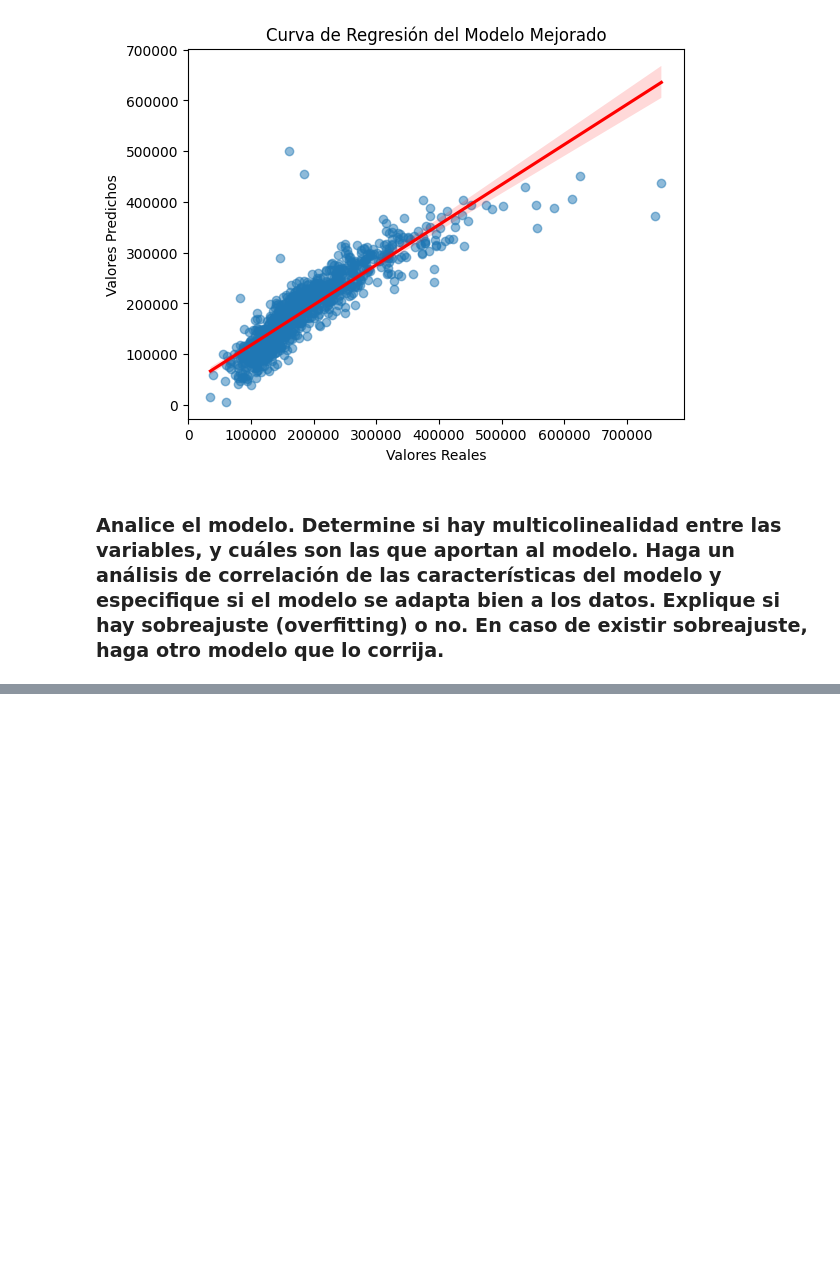
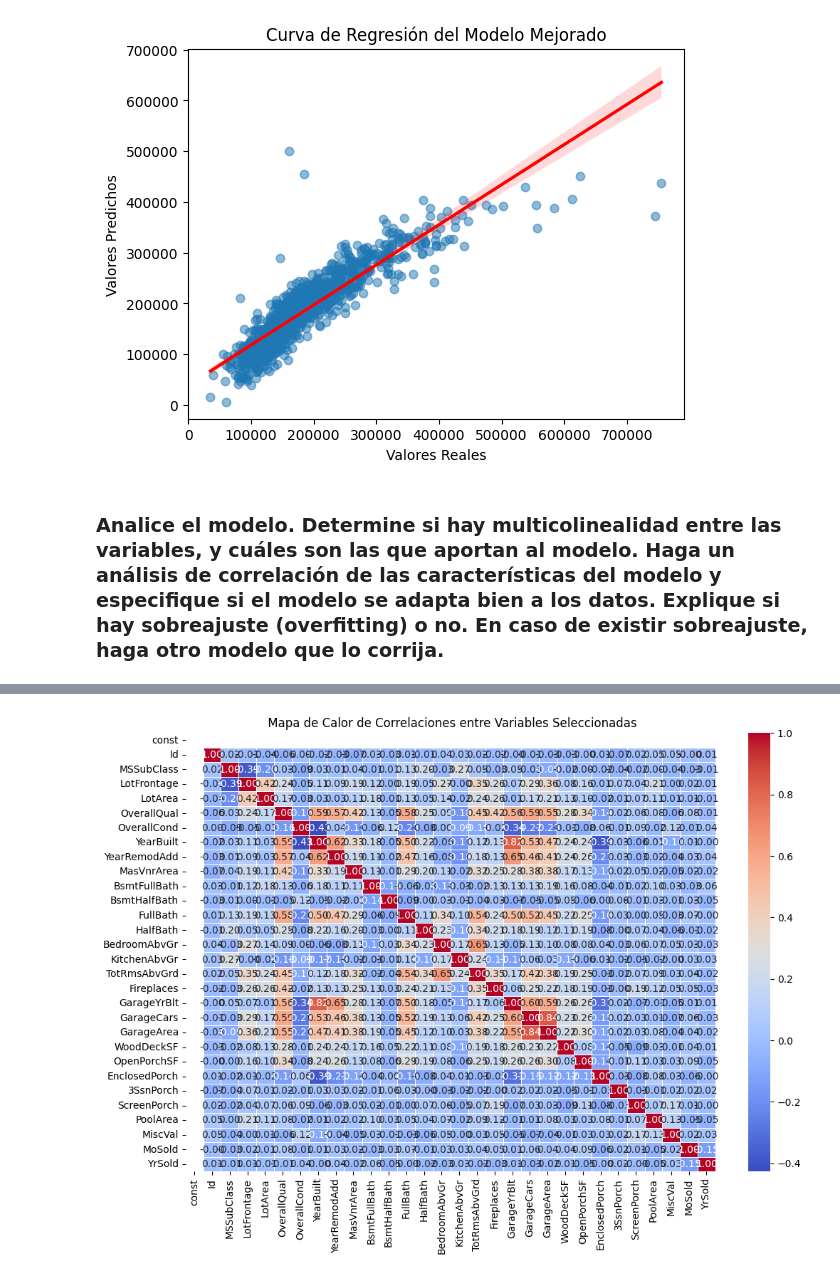
Before and after one commit to SRV-JSPA/Proyecto1_MD, a Jupyter notebook: proyecto1.ipynb, the cells around one changed output, grey strips where cells are left out. Cells and saved outputs as stored; diff of their text form; code cells hidden in the pictures; blank space fills up the shorter version.

Commit message:
Analisis de correlacion

```diff
--- a/proyecto1.ipynb
+++ b/proyecto1.ipynb
@@ -445,3 +445,90 @@ R² (Coeficiente de Determinación): 0.7904
 [figure]
 # %% [markdown]
 ### Analice el modelo. Determine si hay multicolinealidad entre las variables, y cuáles son las que aportan al modelo. Haga un análisis de correlación de las características del modelo y especifique si el modelo se adapta bien a los datos. Explique si hay sobreajuste (overfitting) o no. En caso de existir sobreajuste, haga otro modelo que lo corrija.
+# %%
+from sklearn.model_selection import train_test_split
+from sklearn.metrics import mean_absolute_error, mean_squared_error, r2_score
+from statsmodels.stats.outliers_influence import variance_inflation_factor
+
+print("\n Análisis de Multicolinealidad: Factor de Inflación de Varianza (VIF)")
+vif_data = pd.DataFrame()
+vif_data["Variable"] = X_reducido.columns
+vif_data["VIF"] = [variance_inflation_factor(X_reducido.values, i) for i in range(X_reducido.shape[1])]
+
+print(vif_data.sort_values(by="VIF", ascending=False))
+
+plt.figure(figsize=(12, 8))
+sns.heatmap(X_reducido.corr(), cmap="coolwarm", annot=True, fmt=".2f", linewidths=0.5)
+plt.title(" Mapa de Calor de Correlaciones entre Variables Seleccionadas")
+plt.show()
+
+X_train, X_test, y_train, y_test = train_test_split(X_reducido, y, test_size=0.2, random_state=42)
+
+modelo_final = sm.OLS(y_train, X_train).fit()
+
+y_pred_train = modelo_final.predict(X_train)
+y_pred_test = modelo_final.predict(X_test)
+
+mae_train = mean_absolute_error(y_train, y_pred_train)
+mse_train = mean_squared_error(y_train, y_pred_train)
+rmse_train = np.sqrt(mse_train)
+r2_train = r2_score(y_train, y_pred_train)
+
+mae_test = mean_absolute_error(y_test, y_pred_test)
+mse_test = mean_squared_error(y_test, y_pred_test)
+rmse_test = np.sqrt(mse_test)
+r2_test = r2_score(y_test, y_pred_test)
+
+print("\n Evaluación del Modelo en Entrenamiento:")
+print(f"MAE: {mae_train:.2f}")
+print(f"MSE: {mse_train:.2f}")
+print(f"RMSE: {rmse_train:.2f}")
+print(f"R²: {r2_train:.4f}")
+
+print("\n Evaluación del Modelo en Prueba:")
+print(f"MAE: {mae_test:.2f}")
+print(f"MSE: {mse_test:.2f}")
+print(f"RMSE: {rmse_test:.2f}")
+print(f"R²: {r2_test:.4f}")
+
+if abs(r2_train - r2_test) > 0.1:
+    print("\n El modelo presenta signos de sobreajuste. Se ajustará un nuevo modelo con menos variables.")
+
+    variables_ajustadas = vif_data[vif_data["VIF"] < 5]["Variable"].tolist()
+
+    if "const" not in variables_ajustadas:
+        variables_ajustadas.insert(0, "const")
+
+    X_train_reducido = X_train[variables_ajustadas]
+    X_test_reducido = X_test[variables_ajustadas]
+
+    modelo_corregido = sm.OLS(y_train, X_train_reducido).fit()
+
+    y_pred_test_corregido = modelo_corregido.predict(X_test_reducido)
+
+    r2_test_corregido = r2_score(y_test, y_pred_test_corregido)
+
+    print("\n Evaluación del Modelo Corregido:")
+    print(f"R² en Prueba: {r2_test_corregido:.4f}")
+
+    if r2_test_corregido > r2_test:
+        print("El nuevo modelo tiene un mejor ajuste y menos sobreajuste.")
+
+else:
+    print("\n No sobreajuste en el modelo.")
+
+plt.figure(figsize=(10, 5))
+plt.scatter(y_test, y_pred_test, alpha=0.5, color="blue", label="Predicciones")
+plt.plot([y_test.min(), y_test.max()], [y_test.min(), y_test.max()], color="red", linestyle="dashed", lw=2, label="Referencia Ideal")
+plt.xlabel("Valores Reales")
+plt.ylabel("Valores Predichos")
+plt.title(" Comparación entre Valores Reales y Predichos (Conjunto de Prueba)")
+plt.legend()
+plt.show()
+
+sns.regplot(x=y_test, y=y_pred_test, scatter_kws={"alpha":0.5}, line_kws={"color":"red"})
+plt.xlabel("Valores Reales")
+plt.ylabel("Valores Predichos")
+plt.title(" Curva de Regresión del Modelo en el Conjunto de Prueba")
+plt.show()
+# %% [output]
@@ -447,0 +552 @@ R² (Coeficiente de Determinación): 0.7904
+[figure, added]
```
Also changed, not shown: parts of 1 cell of this notebook.
